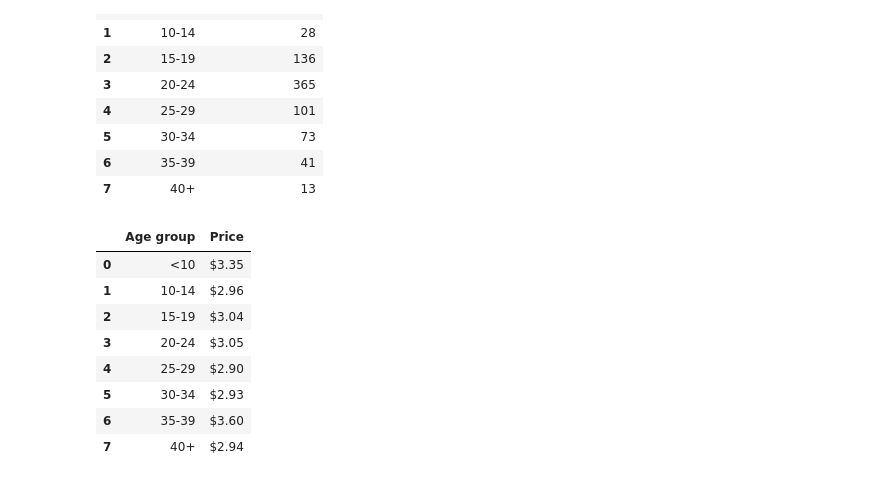
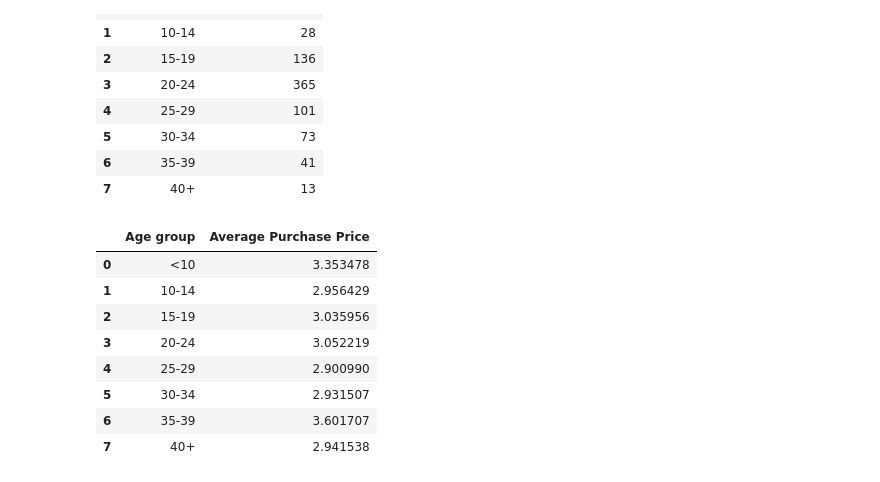
Before and after one commit to anishjv20/pandas-challenge, a Jupyter notebook: HeroesOfPymoli/HeroesOfPymoli.ipynb, the cells around one changed output. Drawn from its saved outputs; the diff is of its cells as text; code cells hidden in the pictures.

```diff
--- a/HeroesOfPymoli/HeroesOfPymoli.ipynb
+++ b/HeroesOfPymoli/HeroesOfPymoli.ipynb
@@ -256,15 +256,16 @@ pdc
 # %%
 app = purchase_data.groupby("Age group")["Price"].mean()
 app = app.reset_index()
-app["Price"] = app["Price"].map("${:.2f}".format)
+# app["Price"] = app["Price"].map("${:.2f}".format)
+app = app.rename(columns={"Price":"Average Purchase Price"})
 app
 # %% [output]
-|  | Age group | Price |
-| 0 | <10 | $3.35 |
-| 1 | 10-14 | $2.96 |
-| 2 | 15-19 | $3.04 |
-| 3 | 20-24 | $3.05 |
-| 4 | 25-29 | $2.90 |
-| 5 | 30-34 | $2.93 |
-| 6 | 35-39 | $3.60 |
-| 7 | 40+ | $2.94 |
+|  | Age group | Average Purchase Price |
+| 0 | <10 | 3.353478 |
+| 1 | 10-14 | 2.956429 |
+| 2 | 15-19 | 3.035956 |
+| 3 | 20-24 | 3.052219 |
+| 4 | 25-29 | 2.900990 |
+| 5 | 30-34 | 2.931507 |
+| 6 | 35-39 | 3.601707 |
+| 7 | 40+ | 2.941538 |
```
Also changed, not shown: parts of 8 cells of this notebook.
